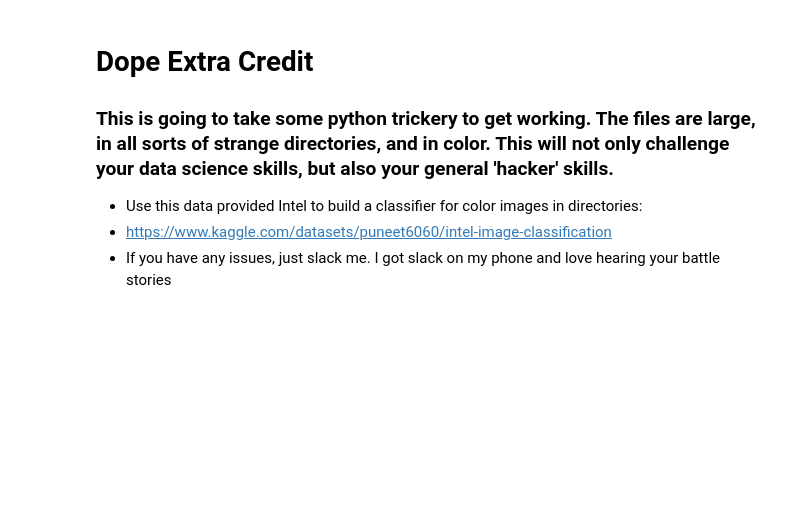
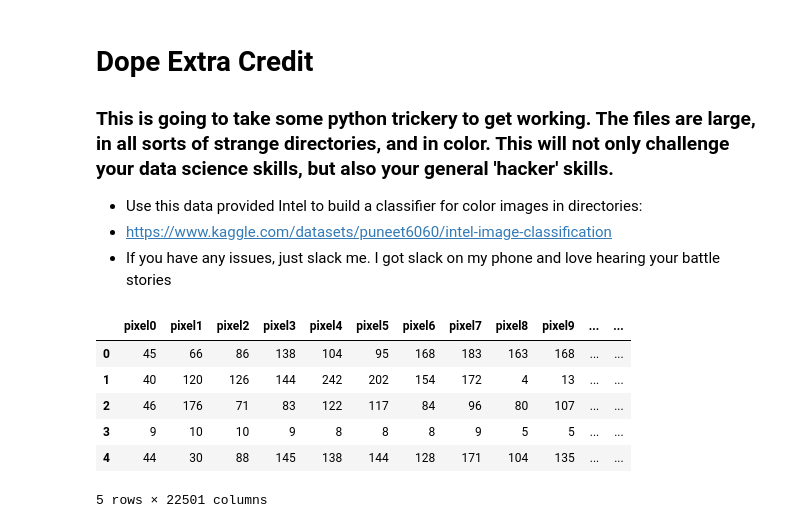
Before and after one commit to 112523chen/2022-fall-data-science, a Jupyter notebook: Week-06-Image-Classification/Image-Classification-Exercise.ipynb, the cells around one changed output. Saved outputs shown, nothing was run; the diff lists cells and outputs as text; code cells hidden in the pictures; blank space fills up the shorter version.

```diff
--- a/Week-06-Image-Classification/Image-Classification-Exercise.ipynb
+++ b/Week-06-Image-Classification/Image-Classification-Exercise.ipynb
@@ -350,3 +350,55 @@ RandomForest model did the best and MultinomialNB model did the worst.
 * Use this data provided Intel to build a classifier for color images in directories:
 * [https://www.kaggle.com/datasets/puneet6060/intel-image-classification](https://www.kaggle.com/datasets/puneet6060/intel-image-classification)
 * If you have any issues, just slack me.  I got slack on my phone and love hearing your battle stories
+# %%
+from PIL import Image
+import os
+
+os.chdir("./archive/")
+
+def get_df(seg_type):
+    labels = []
+    pixels = []
+    os.chdir(f"./{seg_type}/{seg_type}")
+    for image_type in list(os.listdir()):
+        os.chdir(f"{image_type}")
+        for image in list(os.listdir()):
+            img = np.array(Image.open(f"{image}").convert('L').resize((150, 150)))
+            img_y = (img.shape[0])
+            img_x = (img.shape[1])
+            img = img.reshape(1,img_y*img_x)
+            pixels.append(img)
+            labels.append(image_type)
+        os.chdir("../")
+    os.chdir("../..")
+    pixels = np.array(pixels)
+    pixels = np.reshape(pixels, (-1, 150*150))
+    df = pd.DataFrame(pixels)
+    df.columns = [f"pixel{n}" for n in range(150*150)]
+    df['labels'] = labels
+    return df
+
+def run_model(model, df, test_size):
+    X = df.drop("labels", axis=1)
+    y = df["labels"]
+    X_train, X_test, y_train, y_test = train_test_split(X, y, test_size=test_size)
+    model.fit(X_train, y_train)
+    y_pred = model.predict(X_test)
+    accuracy = model.score(X_test, y_test)
+    print(f"{model} with Train Test Split of {1 - test_size} | {test_size} ~ Accuracy: {round(accuracy,3)}%")
+    print(print("\n\nData Summary\n",metrics.classification_report(y_test, y_pred)))
+    return model
+# %%
+train_df = get_df('seg_train')
+test_df = get_df('seg_test')
+df = pd.concat([train_df,test_df])
+
+df.head()
+# %% [output]
+|  | pixel0 | pixel1 | pixel2 | pixel3 | pixel4 | pixel5 | pixel6 | pixel7 | pixel8 | pixel9 | ... | ... |
+| 0 | 45 | 66 | 86 | 138 | 104 | 95 | 168 | 183 | 163 | 168 | ... | ... |
+| 1 | 40 | 120 | 126 | 144 | 242 | 202 | 154 | 172 | 4 | 13 | ... | ... |
+| 2 | 46 | 176 | 71 | 83 | 122 | 117 | 84 | 96 | 80 | 107 | ... | ... |
+| 3 | 9 | 10 | 10 | 9 | 8 | 8 | 8 | 9 | 5 | 5 | ... | ... |
+| 4 | 44 | 30 | 88 | 145 | 138 | 144 | 128 | 171 | 104 | 135 | ... | ... |
+5 rows × 22501 columns
```
Also changed, not shown: parts of 8 cells of this notebook.
